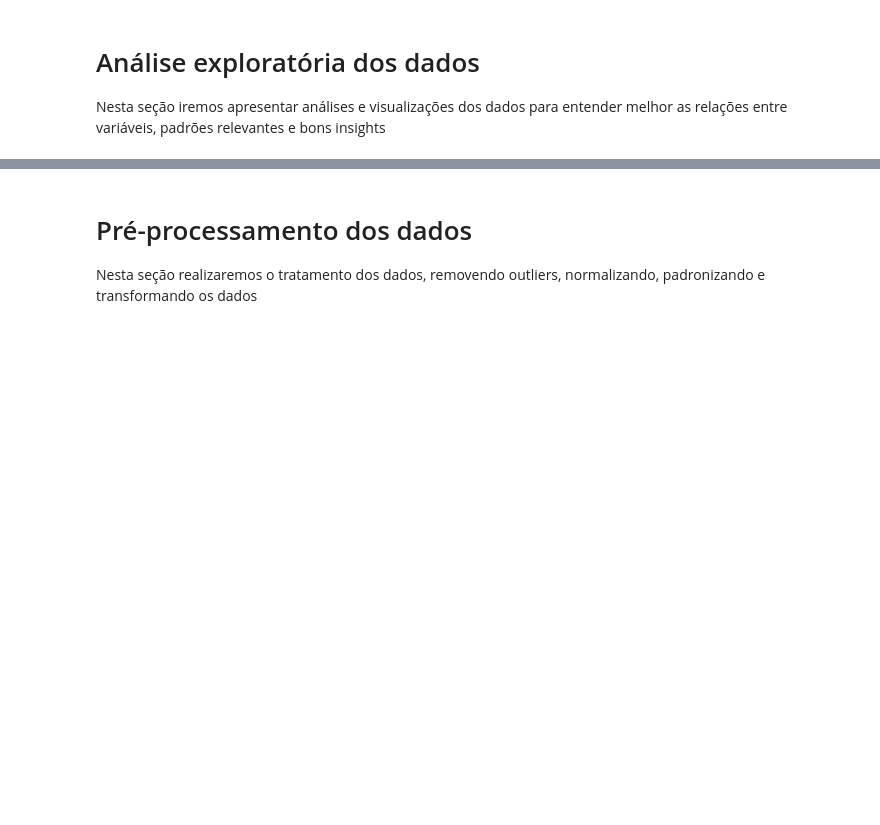
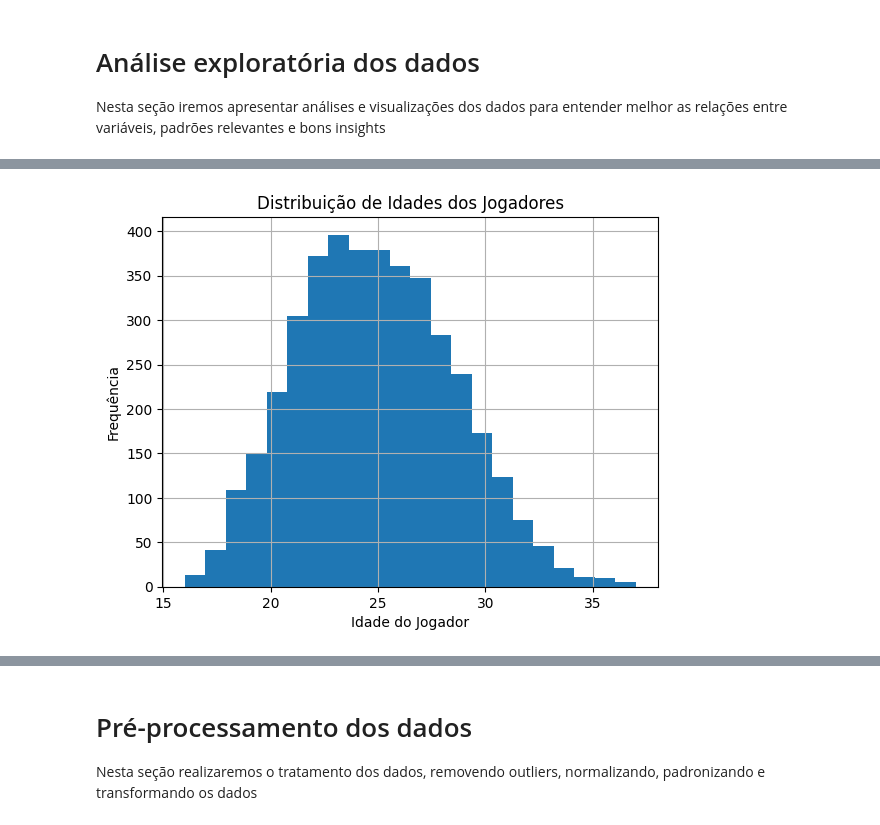
Before and after one commit to gabrielmmf/previsao-de-valores-de-mercado, a Jupyter notebook: main.ipynb, the cells around one changed output, grey strips where cells are left out. Cells and saved outputs as stored; diff of their text form; code cells hidden in the pictures; blank space fills up the shorter version.

```diff
--- a/main.ipynb
+++ b/main.ipynb
@@ -72,6 +74,8 @@ def getTransfersFromUrl(url, year):
             else:
                 playerMarketValue = eurToInt(transfer[5].text)
             transferFee = eurToInt(transferFee)
+            if(transferFee < 10):
+                continue
             clubLeft = getClubUrl(transfer[6].find('a').get('href'))
             clubJoined = currTeam
 
@@ -98,6 +102,8 @@ def getTransfersFromUrl(url, year):
             else:
                 playerMarketValue = eurToInt(transfer[5].text)
             transferFee = eurToInt(transferFee)
+            if(transferFee < 10):
+                continue
             clubJoined =  getClubUrl(transfer[6].find('a').get('href'))
             clubLeft = currTeam
 
@@ -108,6 +114,8 @@ def getTransfersFromUrl(url, year):
                'playerMarketValue', 'transferFee', 'clubLeft', 'clubJoined']
     final_df = pd.DataFrame(transferTable, columns=columns)
     final_df['season'] = year
+    final_df['playerAge'] = final_df['playerAge'].apply(lambda x: re.sub(r'\D+', '', str(x)))
+    final_df['playerAge'] = final_df['playerAge'].astype(int)
     return final_df
 # %% [markdown]
 ### Função para fazer o web scraping das tabelas de transferências de um determinado período e concatenar elas
@@ -142,0 +163,8 @@ Nesta seção iremos apresentar análises e visualizações dos dados para enten
+# %%
+pl_transfers['playerAge'].hist(bins=22)
+plt.xlabel('Idade do Jogador')
+plt.ylabel('Frequência')
+plt.title('Distribuição de Idades dos Jogadores')
+plt.show()
+# %% [output]
+[figure, added]
```
Also changed, not shown: parts of 17 cells of this notebook.
